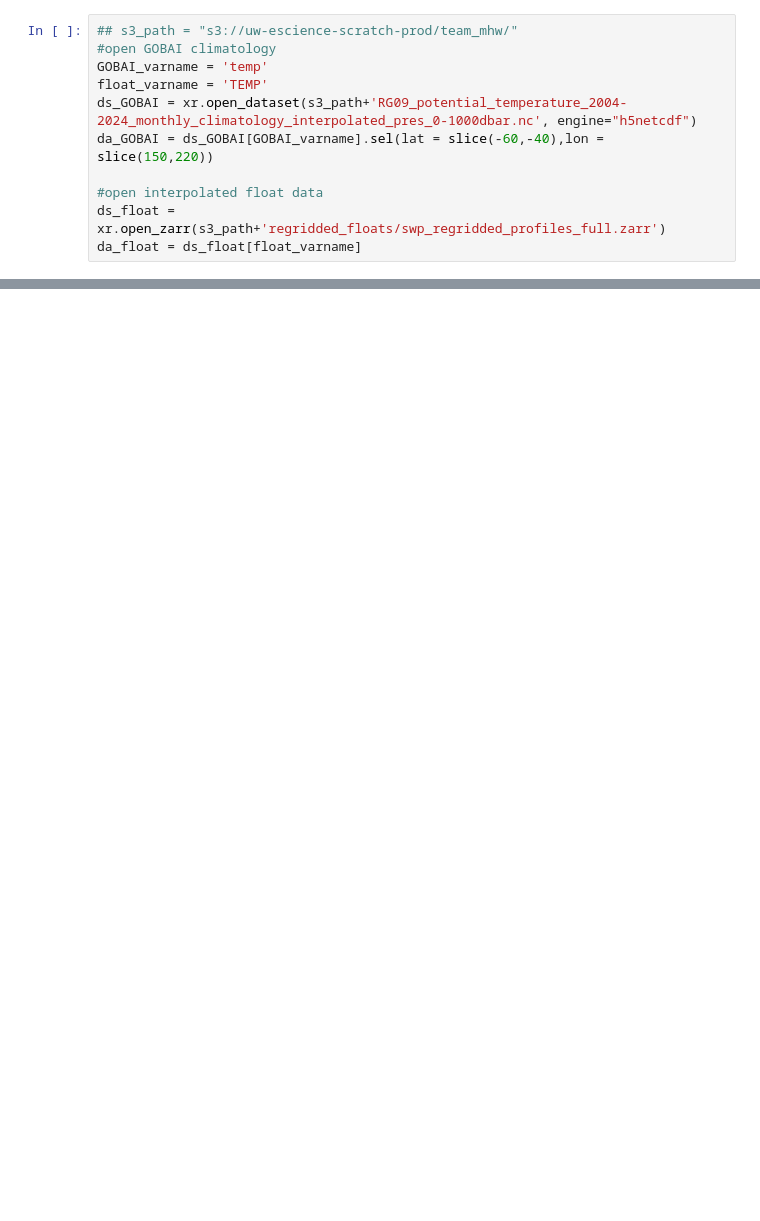
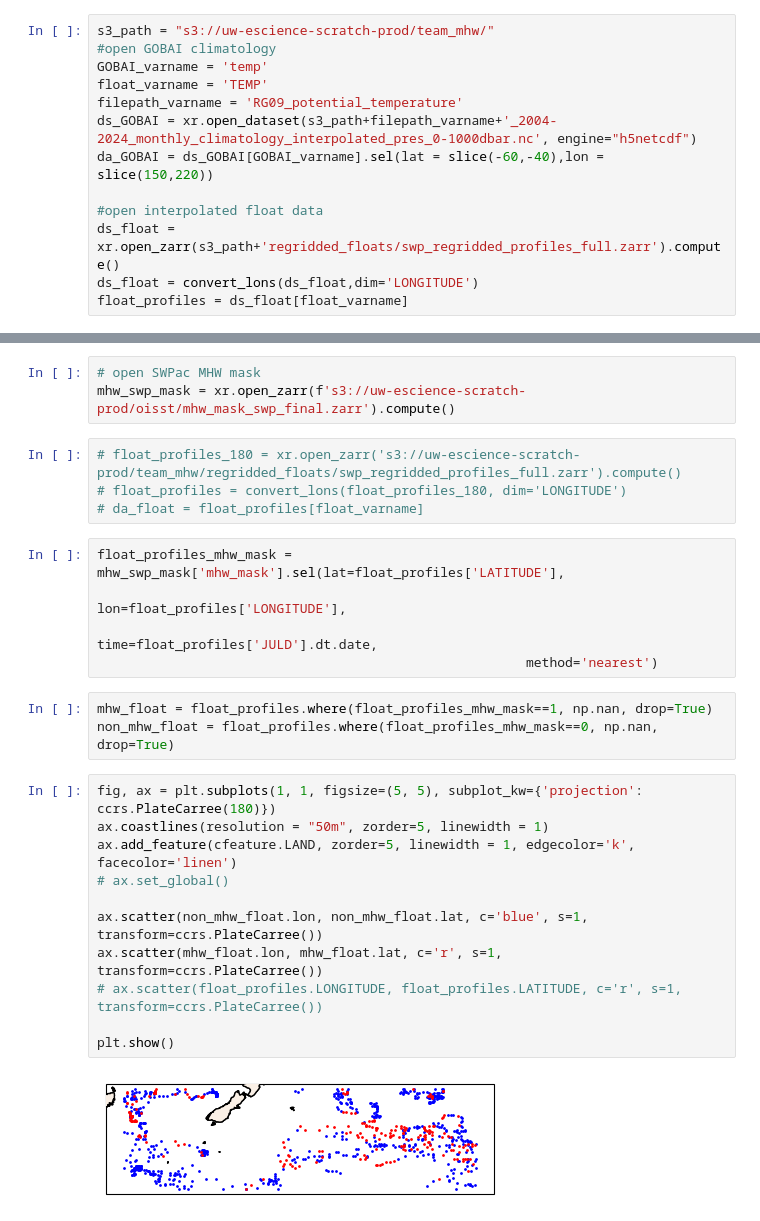
Before and after one commit to go-bgc/Marine-Heat-Waves, a Jupyter notebook: contributors/stevie/plot_GOBAI_anomalies.ipynb, the cells around one changed output, grey strips where cells are left out. Drawn from its saved outputs; the diff is of its cells as text; blank space fills up the shorter version.

Commit message:
climatology matching code

```diff
--- a/contributors/stevie/plot_GOBAI_anomalies.ipynb
+++ b/contributors/stevie/plot_GOBAI_anomalies.ipynb
@@ -16,11 +108,13 @@ import subprocess
 # %%
-## s3_path = "s3://uw-escience-scratch-prod/team_mhw/"
+s3_path = "s3://uw-escience-scratch-prod/team_mhw/"
 #open GOBAI climatology
 GOBAI_varname = 'temp'
 float_varname = 'TEMP'
-ds_GOBAI = xr.open_dataset(s3_path+'RG09_potential_temperature_2004-2024_monthly_climatology_interpolated_pres_0-1000dbar.nc', engine="h5netcdf")
+filepath_varname = 'RG09_potential_temperature'
+ds_GOBAI = xr.open_dataset(s3_path+filepath_varname+'_2004-2024_monthly_climatology_interpolated_pres_0-1000dbar.nc', engine="h5netcdf")
 da_GOBAI = ds_GOBAI[GOBAI_varname].sel(lat = slice(-60,-40),lon = slice(150,220))
 
 #open interpolated float data
-ds_float = xr.open_zarr(s3_path+'regridded_floats/swp_regridded_profiles_full.zarr')
-da_float = ds_float[float_varname]
+ds_float = xr.open_zarr(s3_path+'regridded_floats/swp_regridded_profiles_full.zarr').compute()
+ds_float = convert_lons(ds_float,dim='LONGITUDE')
+float_profiles = ds_float[float_varname]
@@ -80,0 +121,28 @@ Attributes: (0)
+# %%
+# open SWPac MHW mask
+mhw_swp_mask = xr.open_zarr(f's3://uw-escience-scratch-prod/oisst/mhw_mask_swp_final.zarr').compute()
+# %%
+# float_profiles_180 = xr.open_zarr('s3://uw-escience-scratch-prod/team_mhw/regridded_floats/swp_regridded_profiles_full.zarr').compute()
+# float_profiles = convert_lons(float_profiles_180, dim='LONGITUDE')
+# da_float = float_profiles[float_varname]
+# %%
+float_profiles_mhw_mask = mhw_swp_mask['mhw_mask'].sel(lat=float_profiles['LATITUDE'],
+                                                       lon=float_profiles['LONGITUDE'],
+                                                       time=float_profiles['JULD'].dt.date,
+                                                       method='nearest')
+# %%
+mhw_float = float_profiles.where(float_profiles_mhw_mask==1, np.nan, drop=True)
+non_mhw_float = float_profiles.where(float_profiles_mhw_mask==0, np.nan, drop=True)
+# %%
+fig, ax = plt.subplots(1, 1, figsize=(5, 5), subplot_kw={'projection': ccrs.PlateCarree(180)})
+ax.coastlines(resolution = "50m", zorder=5, linewidth = 1)
+ax.add_feature(cfeature.LAND, zorder=5, linewidth = 1, edgecolor='k', facecolor='linen')
+# ax.set_global()
+
+ax.scatter(non_mhw_float.lon, non_mhw_float.lat, c='blue', s=1, transform=ccrs.PlateCarree())
+ax.scatter(mhw_float.lon, mhw_float.lat, c='r', s=1, transform=ccrs.PlateCarree())
+# ax.scatter(float_profiles.LONGITUDE, float_profiles.LATITUDE, c='r', s=1, transform=ccrs.PlateCarree())
+
+plt.show()
+# %% [output]
+[figure, added]
```
Also changed, not shown: parts of 11 cells of this notebook.
